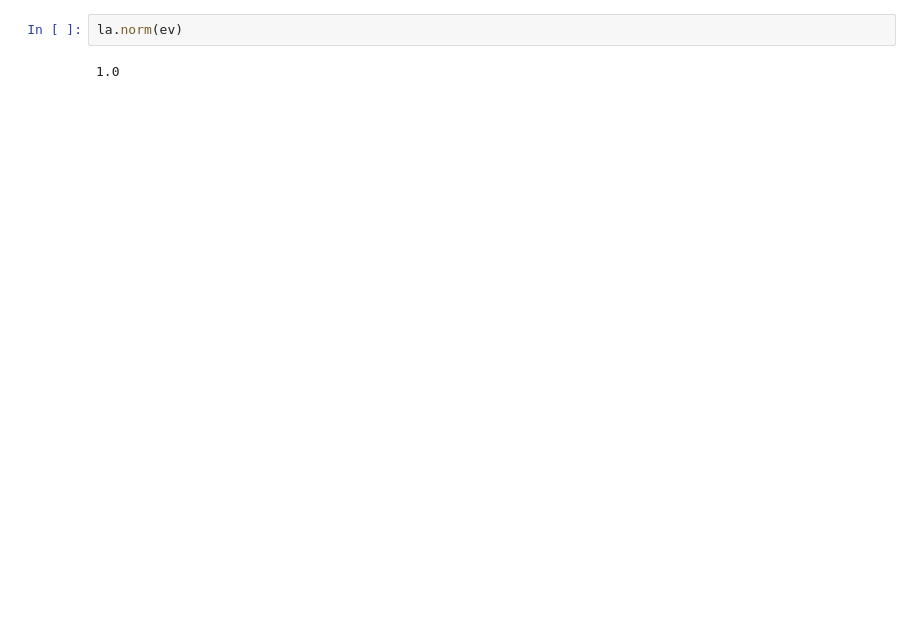
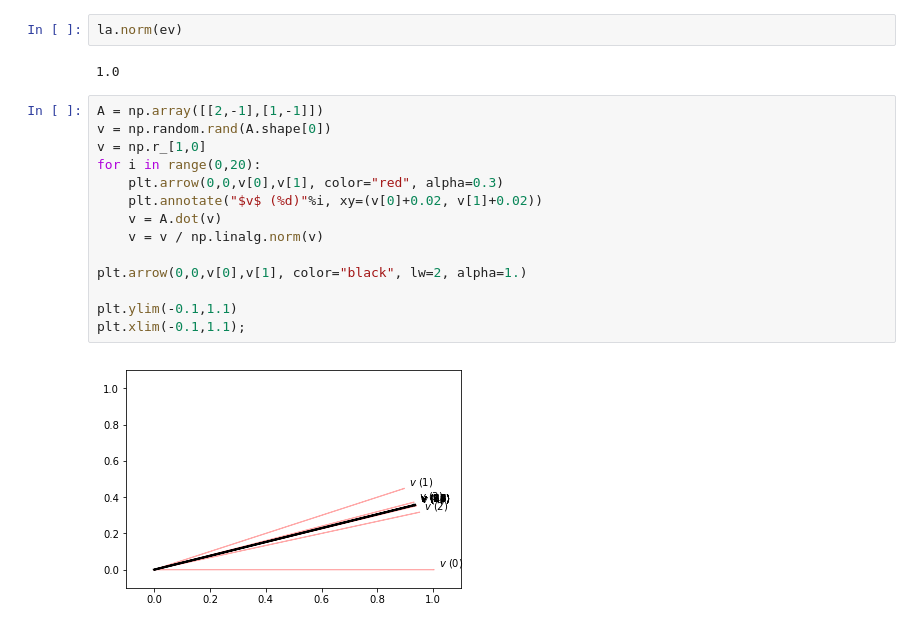
Before and after one commit to rramosp/20172.bigdata, a Jupyter notebook: Notas 03 - Page rank.ipynb, the cells around one changed output. Saved outputs shown, nothing was run; the diff lists cells and outputs as text; blank space fills up the shorter version.

```diff
--- a/Notas 03 - Page rank.ipynb
+++ b/Notas 03 - Page rank.ipynb
@@ -214,3 +254,19 @@ array([ 0.956729,  0.290981])
 la.norm(ev)
 # %% [output]
 1.0
+# %%
+A = np.array([[2,-1],[1,-1]])
+v = np.random.rand(A.shape[0])
+v = np.r_[1,0]
+for i in range(0,20):
+    plt.arrow(0,0,v[0],v[1], color="red", alpha=0.3)
+    plt.annotate("$v$ (%d)"%i, xy=(v[0]+0.02, v[1]+0.02))
+    v = A.dot(v)
+    v = v / np.linalg.norm(v)
+
+plt.arrow(0,0,v[0],v[1], color="black", lw=2, alpha=1.)
+
+plt.ylim(-0.1,1.1)
+plt.xlim(-0.1,1.1);
+# %% [output]
+[figure, added]
```
Also changed, not shown: parts of 7 cells of this notebook.
